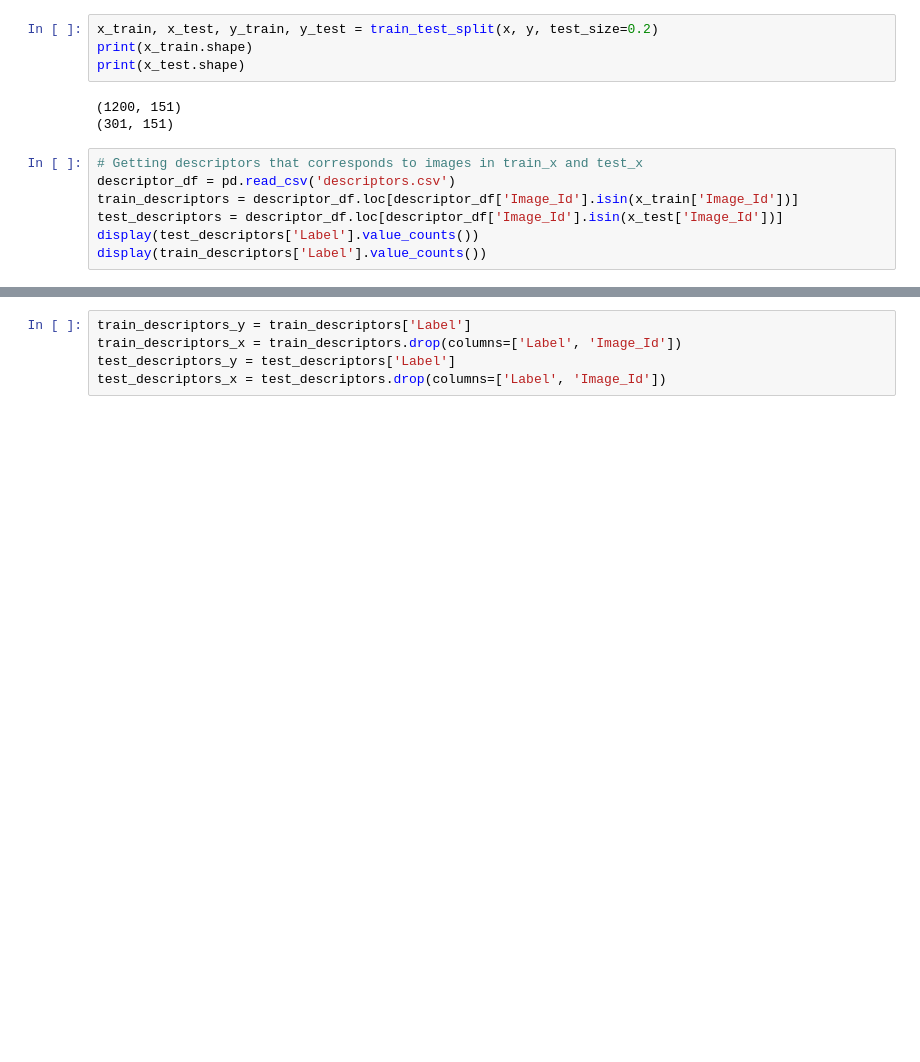
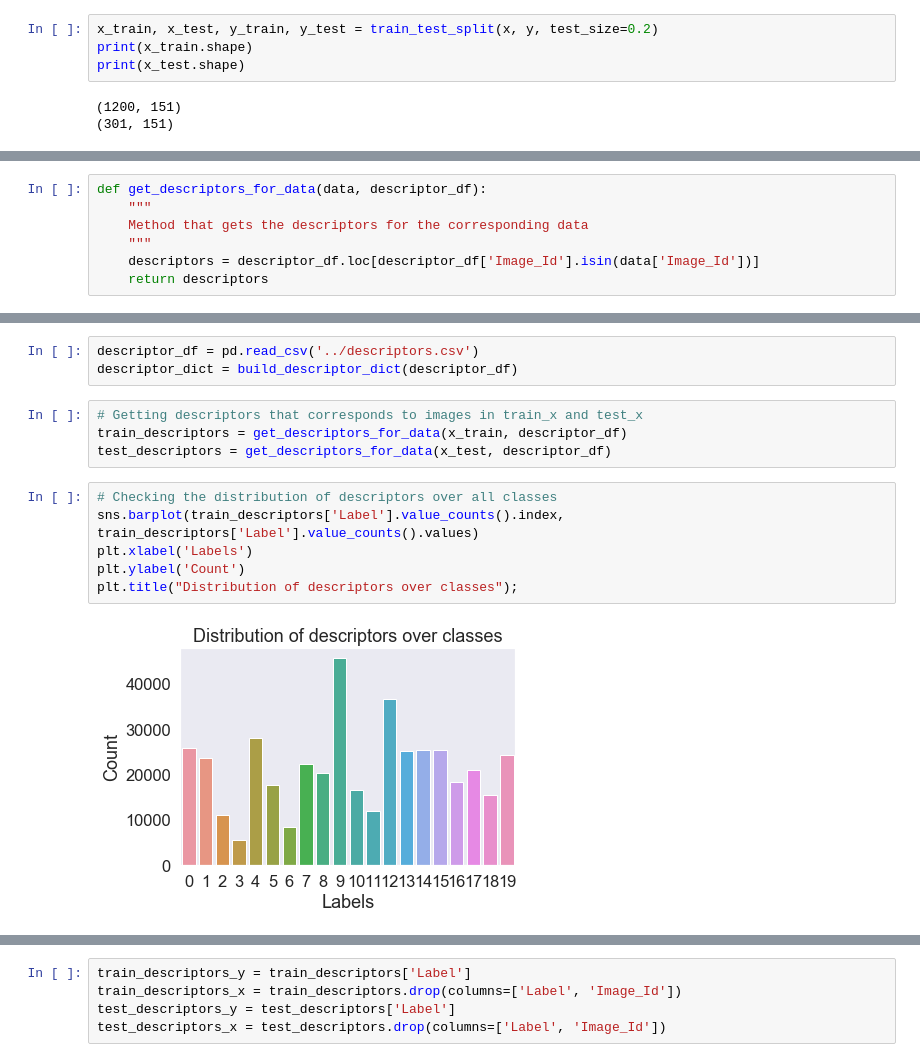
Before and after one commit to henrhoi/image-classification, a Jupyter notebook: GradProject_NB2.ipynb, the cells around one changed output, grey strips where cells are left out. Drawn from its saved outputs; the diff is of its cells as text; blank space fills up the shorter version.

```diff
--- a/GradProject_NB2.ipynb
+++ b/GradProject_NB2.ipynb
@@ -689,10 +677,3 @@ print(x_test.shape)
 # %% [output]
 (1200, 151)
 (301, 151)
-# %%
-# Getting descriptors that corresponds to images in train_x and test_x
-descriptor_df = pd.read_csv('descriptors.csv')
-train_descriptors = descriptor_df.loc[descriptor_df['Image_Id'].isin(x_train['Image_Id'])]
-test_descriptors = descriptor_df.loc[descriptor_df['Image_Id'].isin(x_test['Image_Id'])]
-display(test_descriptors['Label'].value_counts())
-display(train_descriptors['Label'].value_counts())
@@ -733,0 +680,7 @@ Name: Label, dtype: int64
+# %%
+def get_descriptors_for_data(data, descriptor_df):
+    """
+    Method that gets the descriptors for the corresponding data
+    """
+    descriptors = descriptor_df.loc[descriptor_df['Image_Id'].isin(data['Image_Id'])]
+    return descriptors
@@ -733,0 +702,15 @@ Name: Label, dtype: int64
+# %%
+descriptor_df = pd.read_csv('../descriptors.csv')
+descriptor_dict = build_descriptor_dict(descriptor_df)
+# %%
+# Getting descriptors that corresponds to images in train_x and test_x
+train_descriptors = get_descriptors_for_data(x_train, descriptor_df)
+test_descriptors = get_descriptors_for_data(x_test, descriptor_df)
+# %%
+# Checking the distribution of descriptors over all classes
+sns.barplot(train_descriptors['Label'].value_counts().index, train_descriptors['Label'].value_counts().values)
+plt.xlabel('Labels')
+plt.ylabel('Count')
+plt.title("Distribution of descriptors over classes");
+# %% [output]
+[figure, added]
```
Also changed, not shown: parts of 69 cells of this notebook, 1 other file.
